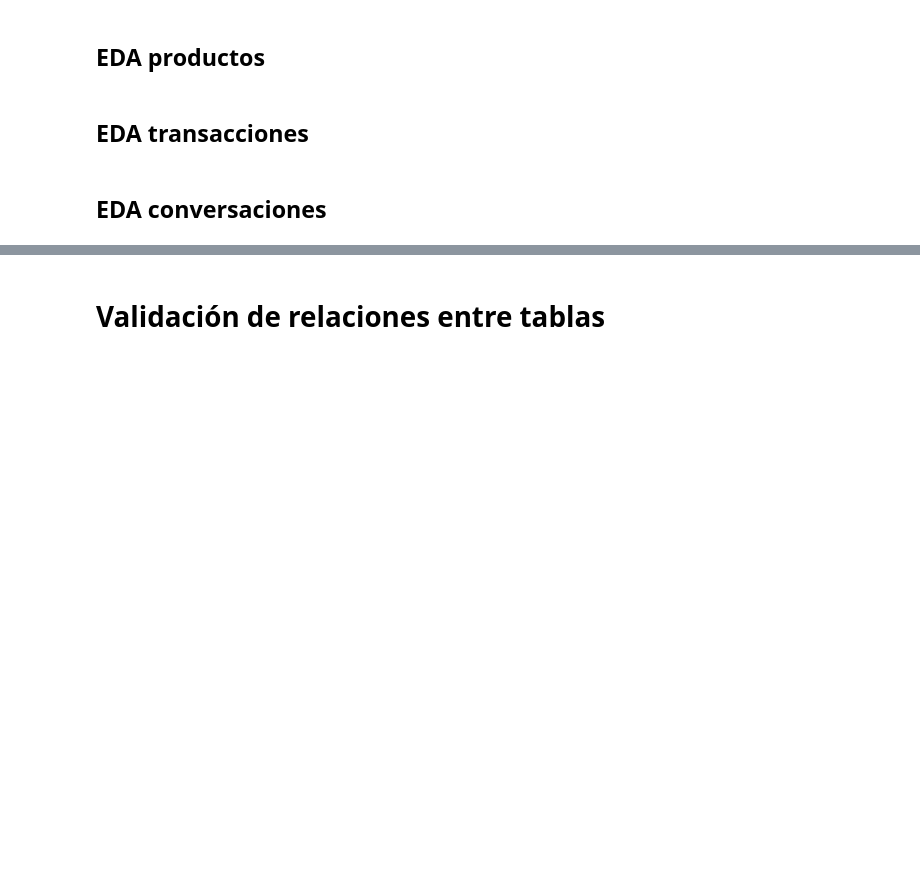
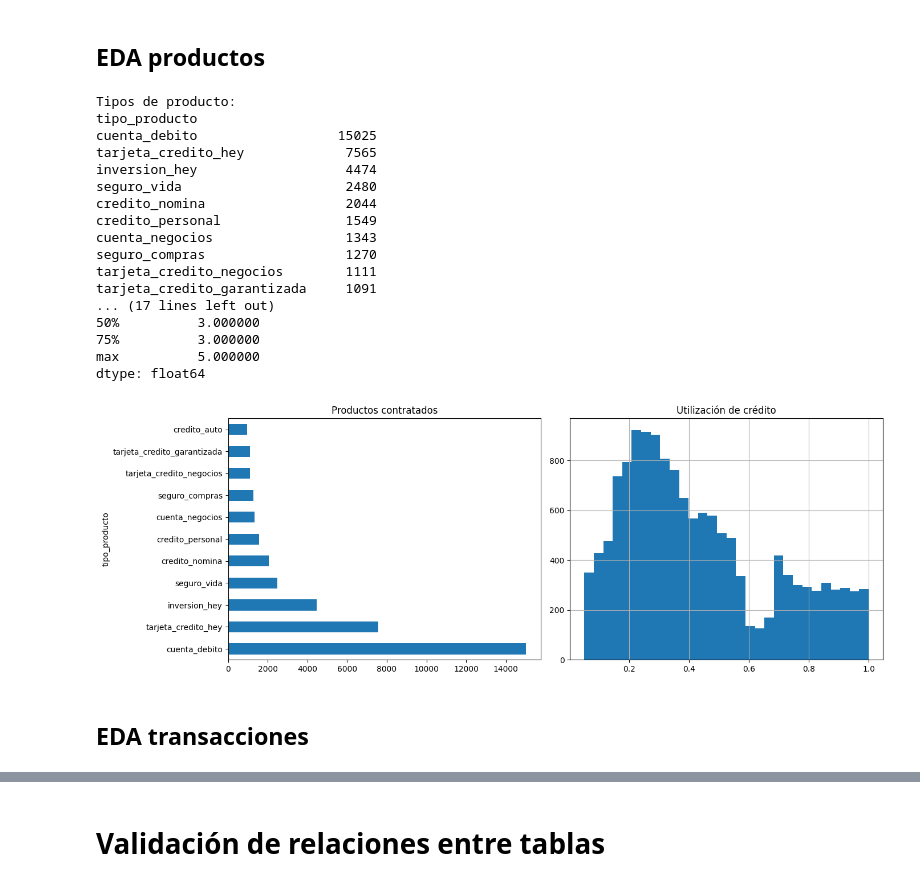
Before and after one commit to Alejandro-Alfaro-G/DAGA-RELOADED, a Jupyter notebook: scripts/EDA.ipynb, the cells around one changed output, grey strips where cells are left out. Cells and saved outputs as stored; diff of their text form; code cells hidden in the pictures; blank space fills up the shorter version.

```diff
--- a/scripts/EDA.ipynb
+++ b/scripts/EDA.ipynb
@@ -35,2 +184,35 @@ print(hey_productos.head())
+# %%
+print("Tipos de producto:")
+print(hey_productos["tipo_producto"].value_counts())
+print("\nEstatus:")
+print(hey_productos["estatus"].value_counts())
+print("\nProductos por usuario (estadística):")
+print(hey_productos.groupby("user_id").size().describe())
+
+fig, axes = plt.subplots(1, 2, figsize=(14, 5))
+hey_productos["tipo_producto"].value_counts().plot(kind="barh", ax=axes[0])
+axes[0].set_title("Productos contratados")
+hey_productos["utilizacion_pct"].dropna().hist(bins=30, ax=axes[1])
+axes[1].set_title("Utilización de crédito")
+plt.tight_layout(); plt.show()
+# %% [output]
+Tipos de producto:
+tipo_producto
+cuenta_debito                  15025
+tarjeta_credito_hey             7565
+inversion_hey                   4474
+seguro_vida                     2480
+credito_nomina                  2044
+credito_personal                1549
+cuenta_negocios                 1343
+seguro_compras                  1270
+tarjeta_credito_negocios        1111
+tarjeta_credito_garantizada     1091
+... (17 lines left out)
+50%          3.000000
+75%          3.000000
+max          5.000000
+dtype: float64
+[figure, added]
 # %% [markdown]
 ## EDA transacciones
@@ -41,2 +218,0 @@ print(hey_transacciones.head())
-# %% [markdown]
-## EDA conversaciones
```
Also changed, not shown: parts of 22 cells of this notebook, 1 other file.
